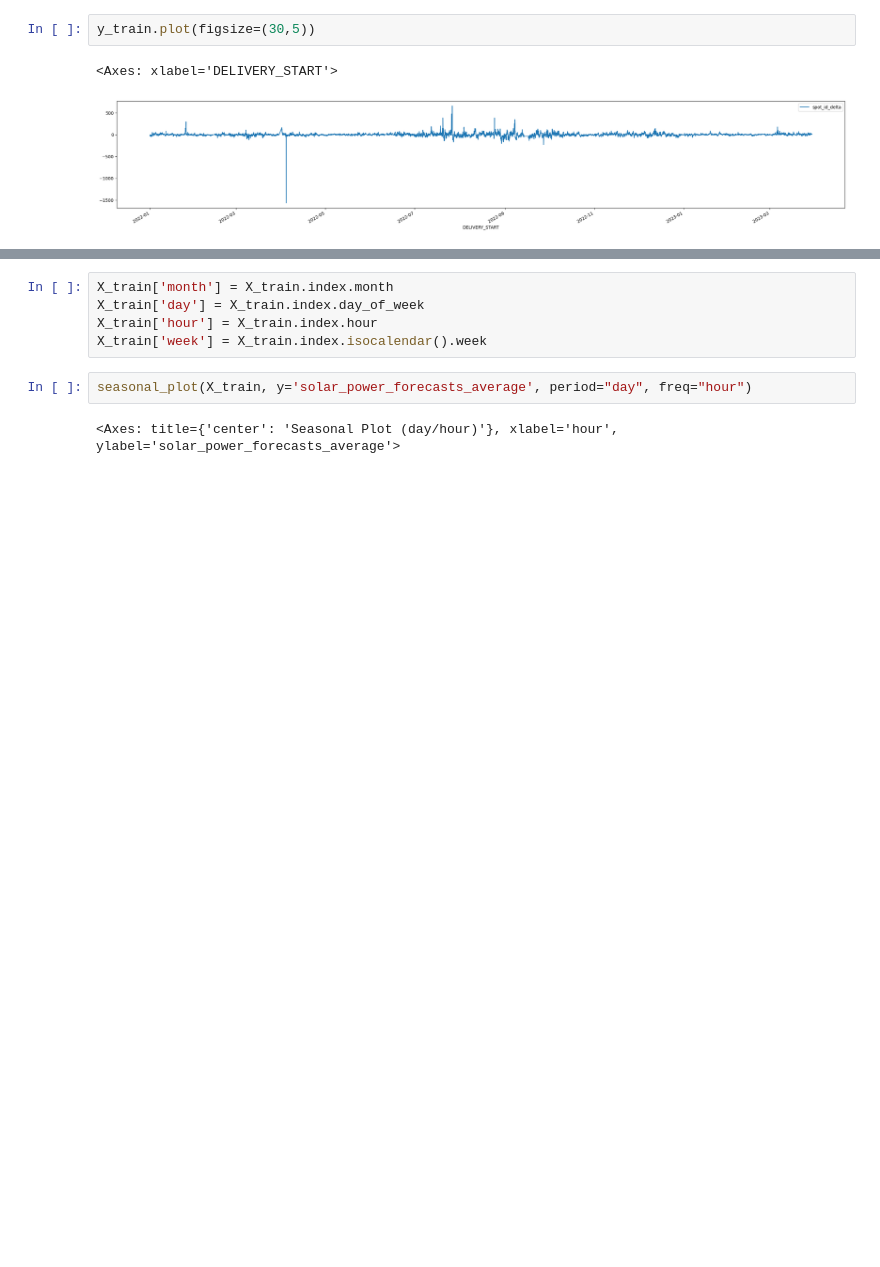
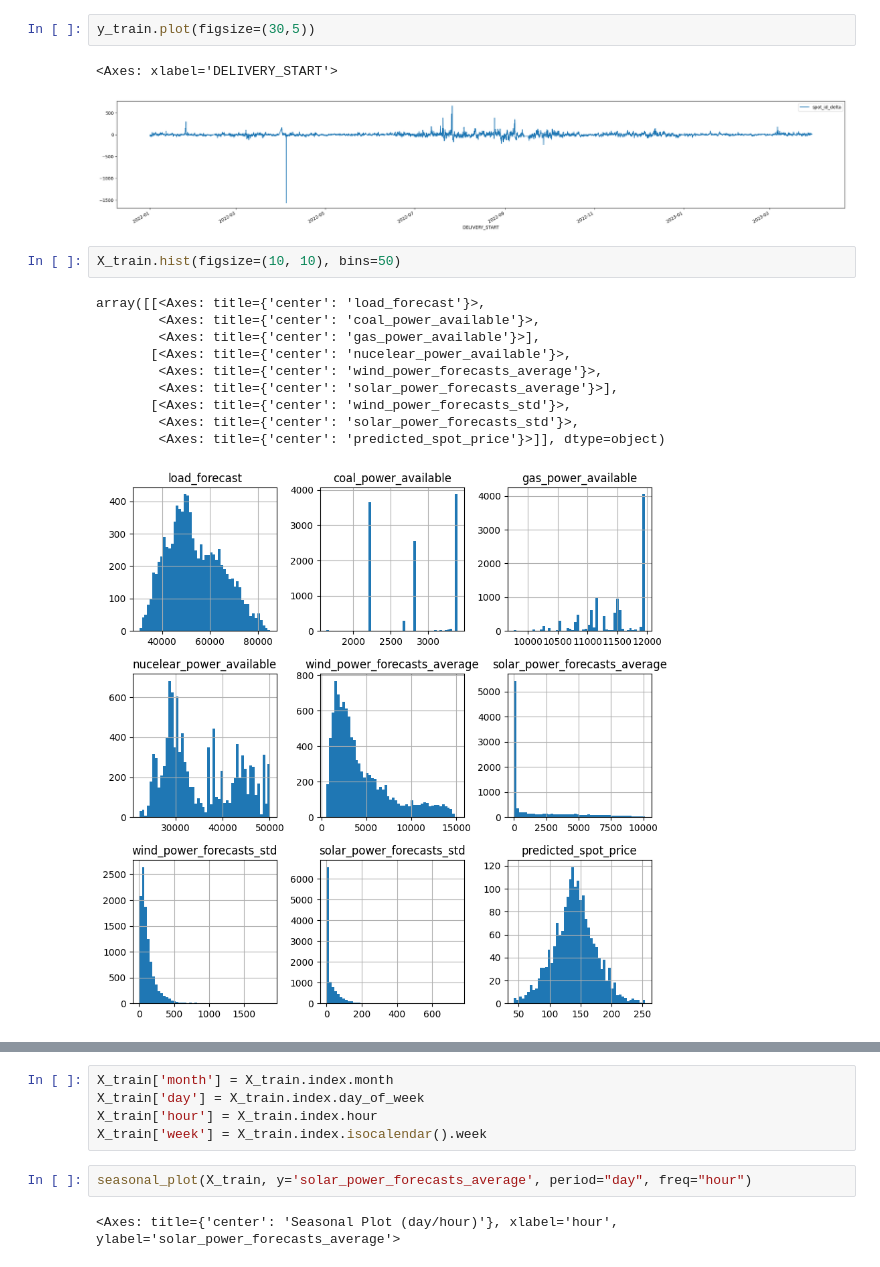
Before and after one commit to slokadjaja/electricity-price-forecasting, a Jupyter notebook: eda.ipynb, the cells around one changed output, grey strips where cells are left out. Drawn from its saved outputs; the diff is of its cells as text; blank space fills up the shorter version.

```diff
--- a/eda.ipynb
+++ b/eda.ipynb
@@ -53,3 +56,16 @@ y_train.plot(figsize=(30,5))
 # %% [output]
 <Axes: xlabel='DELIVERY_START'>
 [figure]
+# %%
+X_train.hist(figsize=(10, 10), bins=50)
+# %% [output]
+array([[<Axes: title={'center': 'load_forecast'}>,
+        <Axes: title={'center': 'coal_power_available'}>,
+        <Axes: title={'center': 'gas_power_available'}>],
+       [<Axes: title={'center': 'nucelear_power_available'}>,
+        <Axes: title={'center': 'wind_power_forecasts_average'}>,
+        <Axes: title={'center': 'solar_power_forecasts_average'}>],
+       [<Axes: title={'center': 'wind_power_forecasts_std'}>,
+        <Axes: title={'center': 'solar_power_forecasts_std'}>,
+        <Axes: title={'center': 'predicted_spot_price'}>]], dtype=object)
+[figure, added]
```
Also changed, not shown: parts of 14 cells of this notebook.
